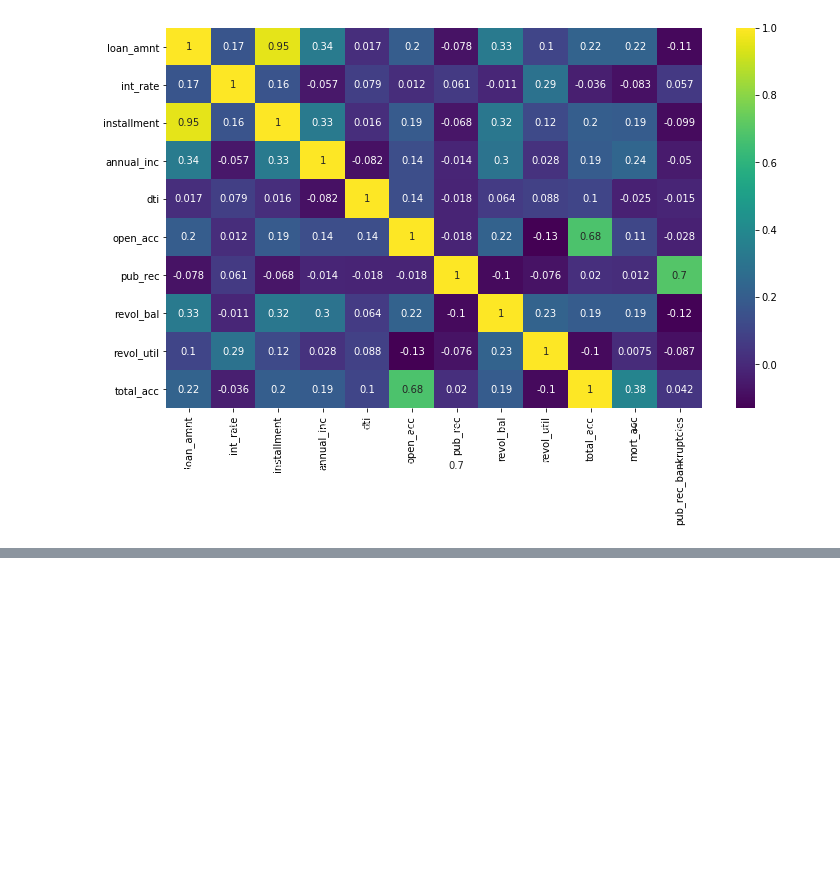
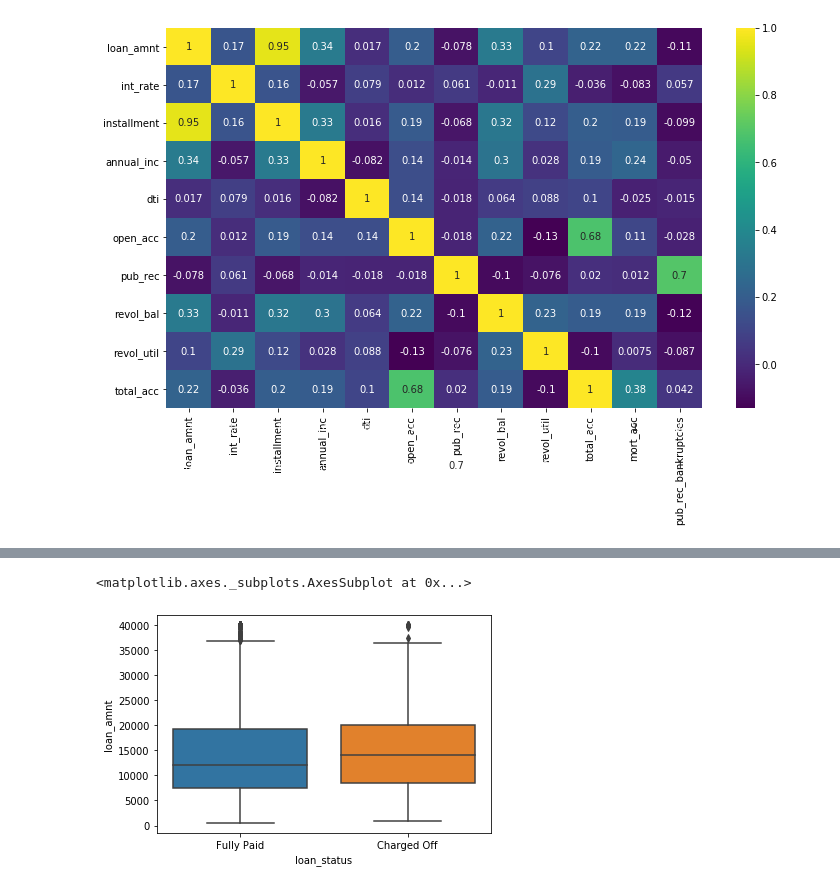
Before and after one commit to R-aryan/Attendence_Automation, a Jupyter notebook: Lending_Club_Loan.ipynb, the cells around one changed output, grey strips where cells are left out. Saved outputs shown, nothing was run; the diff lists cells and outputs as text; code cells hidden in the pictures; blank space fills up the shorter version.

```diff
--- a/Lending_Club_Loan.ipynb
+++ b/Lending_Club_Loan.ipynb
@@ -298,0 +315,7 @@ plt.ylim(10, 0)
+# %%
+#Create a boxplot showing the relationship between the loan_status and the Loan Amount.
+
+sns.boxplot(x='loan_status',y='loan_amnt',data=data)
+# %% [output]
+<matplotlib.axes._subplots.AxesSubplot at 0x...>
+[figure, added]
```
Also changed, not shown: parts of 2 cells of this notebook.
